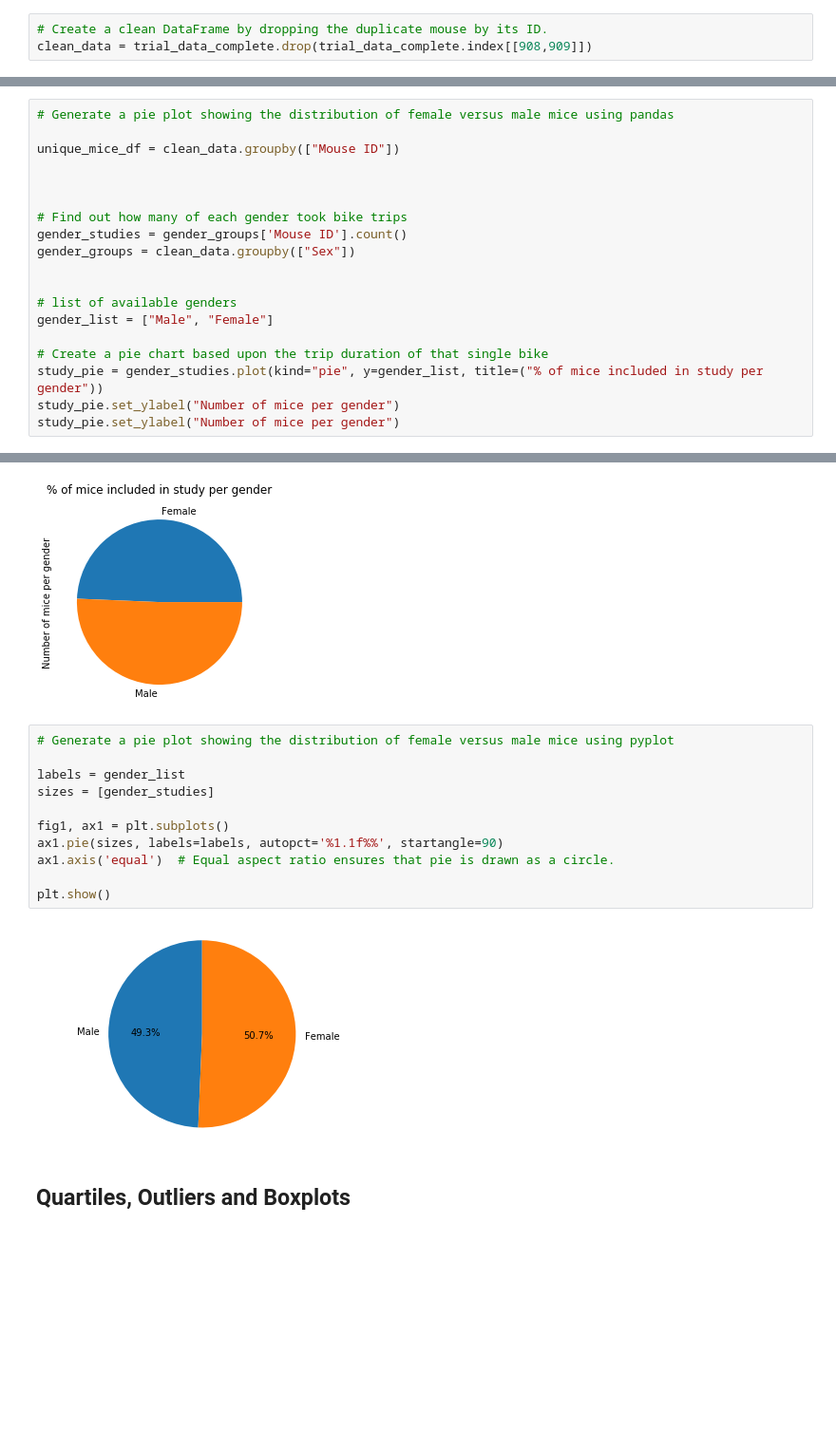
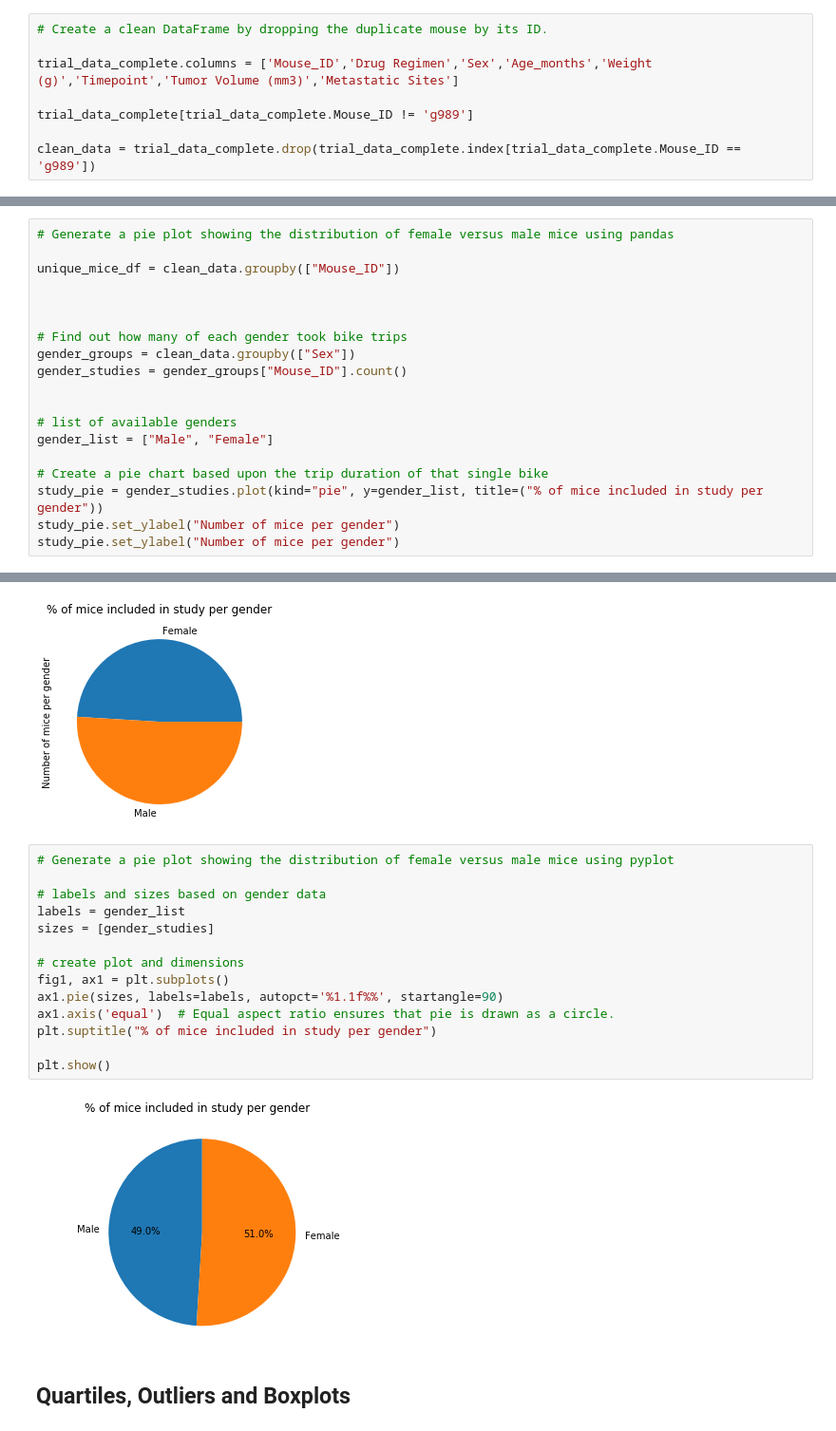
Before and after one commit to rgarskovas/matplotlib_hw, a Jupyter notebook: pymaceuticals_starter.ipynb, the cells around one changed output, grey strips where cells are left out. Shown at 95% size. Cells and saved outputs as stored; diff of their text form; blank space fills up the shorter version.

```diff
--- a/pymaceuticals_starter.ipynb
+++ b/pymaceuticals_starter.ipynb
@@ -64,6 +64,11 @@ print(duplicates)
 909                45.0                 0
 # %%
 # Create a clean DataFrame by dropping the duplicate mouse by its ID.
-clean_data = trial_data_complete.drop(trial_data_complete.index[[908,909]])
+
+trial_data_complete.columns = ['Mouse_ID','Drug Regimen','Sex','Age_months','Weight (g)','Timepoint','Tumor Volume (mm3)','Metastatic Sites']
+
+trial_data_complete[trial_data_complete.Mouse_ID != 'g989']
+
+clean_data = trial_data_complete.drop(trial_data_complete.index[trial_data_complete.Mouse_ID == 'g989'])
 # %%
 # Checking the number of mice in the clean DataFrame.
@@ -188,13 +192,13 @@ Text(0, 0.5, 'Number of Mice')
 # %%
 # Generate a pie plot showing the distribution of female versus male mice using pandas
 
-unique_mice_df = clean_data.groupby(["Mouse ID"])
+unique_mice_df = clean_data.groupby(["Mouse_ID"])
 
 
 
 # Find out how many of each gender took bike trips
-gender_studies = gender_groups['Mouse ID'].count()
 gender_groups = clean_data.groupby(["Sex"])
+gender_studies = gender_groups["Mouse_ID"].count()
 
 
 # list of available genders
@@ -210,16 +214,19 @@ Text(0, 0.5, 'Number of mice per gender')
 # %%
 # Generate a pie plot showing the distribution of female versus male mice using pyplot
 
+# labels and sizes based on gender data
 labels = gender_list
 sizes = [gender_studies]
 
+# create plot and dimensions
 fig1, ax1 = plt.subplots()
 ax1.pie(sizes, labels=labels, autopct='%1.1f%%', startangle=90)
 ax1.axis('equal')  # Equal aspect ratio ensures that pie is drawn as a circle.
+plt.suptitle("% of mice included in study per gender")
 
 plt.show()
 # %% [output]
-[figure, old version]
+[figure, new version]
 # %% [markdown]
 ## Quartiles, Outliers and Boxplots
 # %%
```
Also changed, not shown: parts of 8 cells of this notebook.
